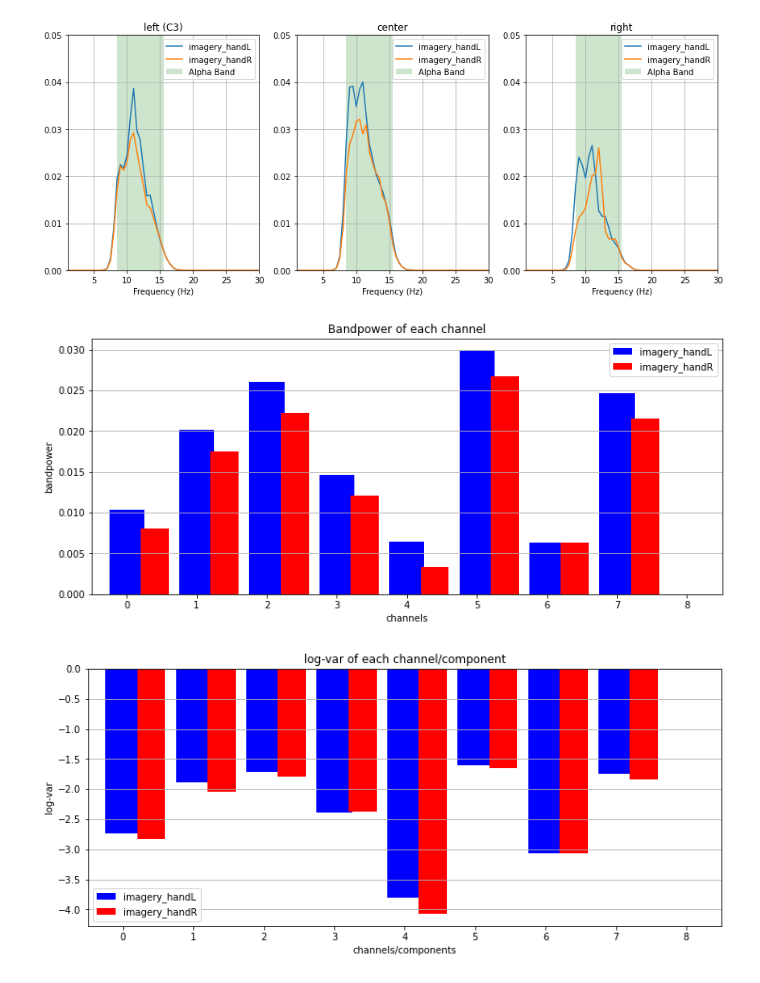
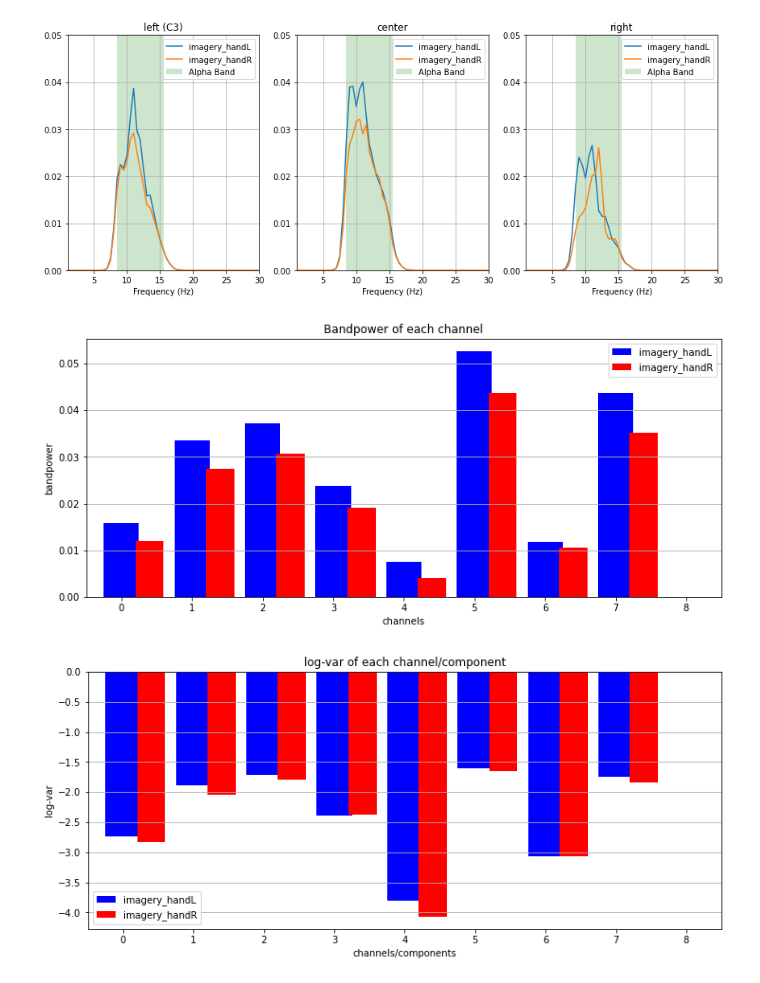
Before and after one commit to Jake-Jay/motor-imagery, a Jupyter notebook: FullPipeline_03.ipynb, the cells around one changed output. Drawn from its saved outputs; the diff is of its cells as text; code cells hidden in the pictures.

```diff
--- a/FullPipeline_03.ipynb
+++ b/FullPipeline_03.ipynb
@@ -287,12 +287,12 @@ analysis.plot_psd(
 # %%
 trials_bp = {}
 for cl in classes:
-    freqs, bandpower = analysis.bandpower(good_trials[cl], fs)
+    freqs, bandpower = analysis.bandpower(good_trials[cl], fs, band=[10, 12])
     trials_bp[cl] = bandpower
 
 analysis.plot_bandpower(trials_bp, classes)
 # %% [output]
-[figure, old version]
+[figure, new version]
 # %%
 trials_logvar = {}
 for cl in classes:
```
Also changed, not shown: parts of 8 cells of this notebook, 5 other files.
